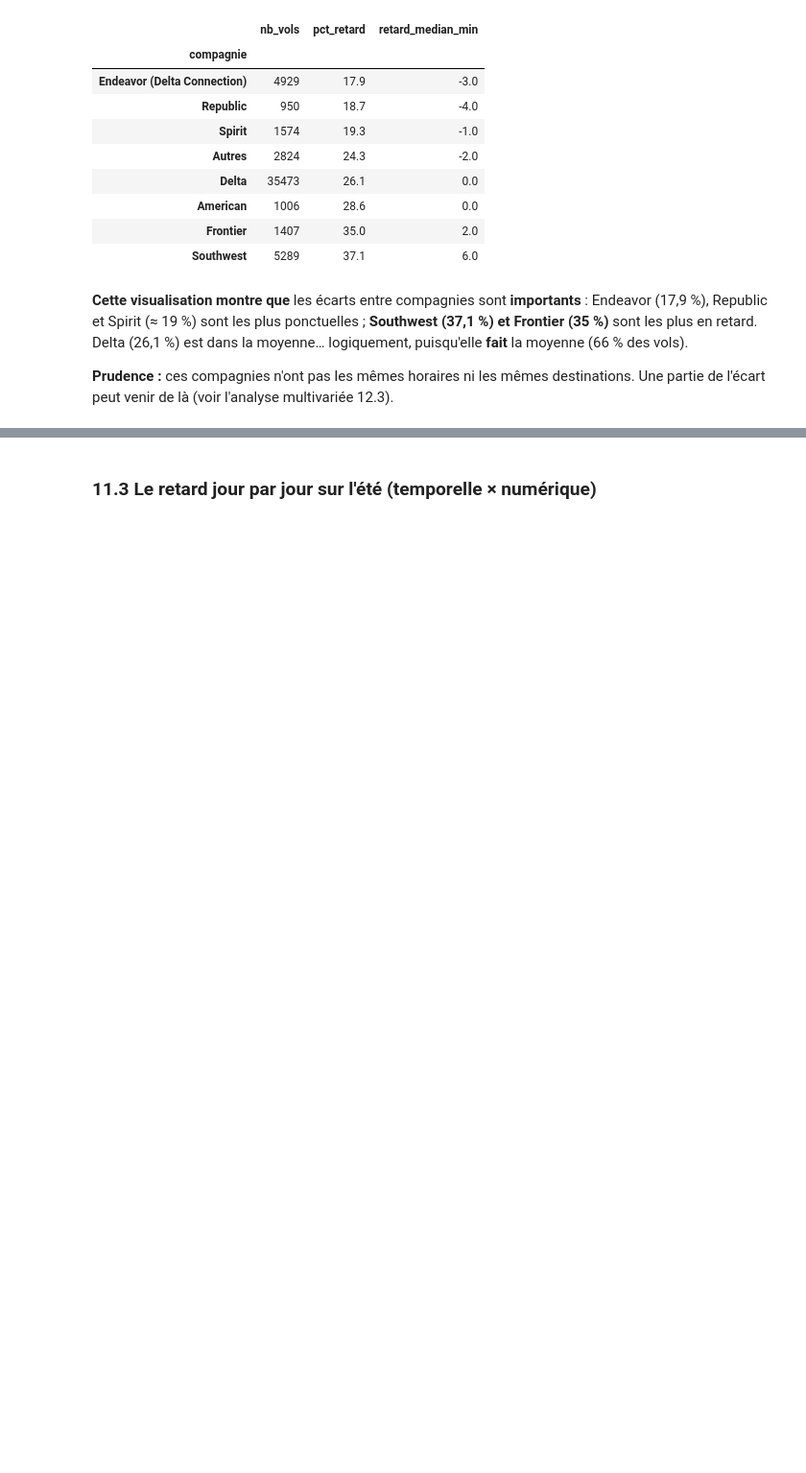
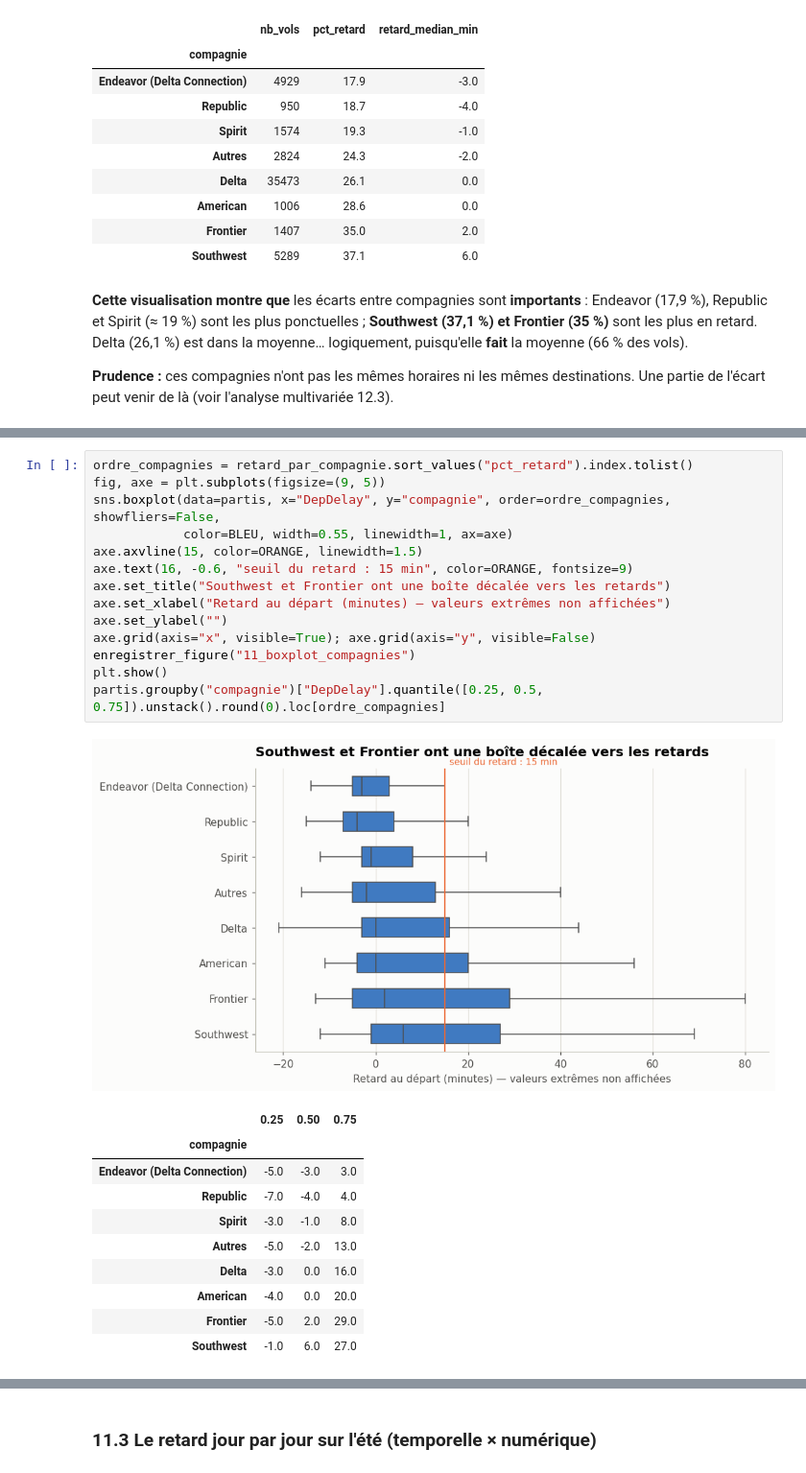
Before and after one commit to SalmaBouhmid/flight-delay-domino-effect, a Jupyter notebook: notebooks/analysis.ipynb, the cells around one changed output, grey strips where cells are left out. Shown at 96% size. Saved outputs shown, nothing was run; the diff lists cells and outputs as text; blank space fills up the shorter version.

Commit message:
Ajouter au notebook la clé d'identification, la fraction d'échantillonnage, la stabilité des corrélations et les box plots par compagnie
Co-Authored-By: Claude Opus 5.5 <noreply@anthropic.com>

```diff
--- a/notebooks/analysis.ipynb
+++ b/notebooks/analysis.ipynb
@@ -647,0 +706,26 @@ peut venir de là (voir l'analyse multivariée 12.3).
+# %%
+ordre_compagnies = retard_par_compagnie.sort_values("pct_retard").index.tolist()
+fig, axe = plt.subplots(figsize=(9, 5))
+sns.boxplot(data=partis, x="DepDelay", y="compagnie", order=ordre_compagnies, showfliers=False,
+            color=BLEU, width=0.55, linewidth=1, ax=axe)
+axe.axvline(15, color=ORANGE, linewidth=1.5)
+axe.text(16, -0.6, "seuil du retard : 15 min", color=ORANGE, fontsize=9)
+axe.set_title("Southwest et Frontier ont une boîte décalée vers les retards")
+axe.set_xlabel("Retard au départ (minutes) — valeurs extrêmes non affichées")
+axe.set_ylabel("")
+axe.grid(axis="x", visible=True); axe.grid(axis="y", visible=False)
+enregistrer_figure("11_boxplot_compagnies")
+plt.show()
+partis.groupby("compagnie")["DepDelay"].quantile([0.25, 0.5, 0.75]).unstack().round(0).loc[ordre_compagnies]
+# %% [output]
+[figure, added]
+|  | 0.25 | 0.50 | 0.75 |
+| compagnie |  |  |  |
+| Endeavor (Delta Connection) | -5.0 | -3.0 | 3.0 |
+| Republic | -7.0 | -4.0 | 4.0 |
+| Spirit | -3.0 | -1.0 | 8.0 |
+| Autres | -5.0 | -2.0 | 13.0 |
+| Delta | -3.0 | 0.0 | 16.0 |
+| American | -4.0 | 0.0 | 20.0 |
+| Frontier | -5.0 | 2.0 | 29.0 |
+| Southwest | -1.0 | 6.0 | 27.0 |
```
Also changed, not shown: parts of 12 cells of this notebook, 3 other files.
